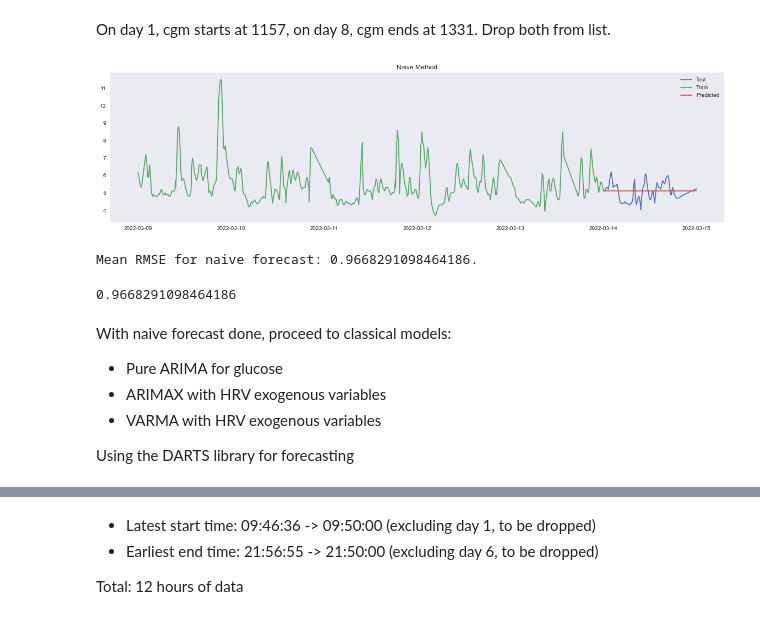
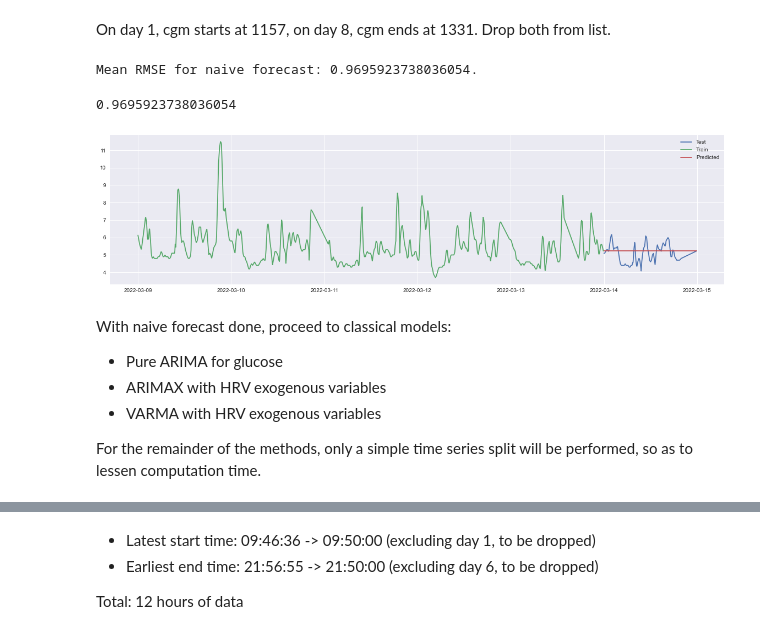
Before and after one commit to itsdarrenlee/BtechFYP, a Jupyter notebook: data/Phase 2 Trial (Mar 2022)/Analysis.ipynb, the cells around one changed output, grey strips where cells are left out. Drawn from its saved outputs; the diff is of its cells as text; code cells hidden in the pictures.

```diff
--- a/data/Phase 2 Trial (Mar 2022)/Analysis.ipynb
+++ b/data/Phase 2 Trial (Mar 2022)/Analysis.ipynb
@@ -99,7 +102,7 @@ On day 1, cgm starts at 1157, on day 8, cgm ends at 1331. Drop both from list.
 full_day_cgm = pd.concat(daily_cgm_list[1:-1])
 # %%
 # resample and get minute values
-full_day_min_cgm = full_day_cgm.resample('1T').median()
+full_day_min_cgm = full_day_cgm.resample('5T').median()
 # %%
 def timeseries_evaluation_metrics_func(y_true, y_pred):
     def mean_absolute_percentage_error(y_true, y_pred):
@@ -133,48 +137,46 @@ def naive_walk(data):
     # iterate through dataframe
     for train_lst, test_lst in timeSeriesCrossVal.split(data):
 
         # get train and test sets
         y_train = data.iloc[train_lst[0]:train_lst[-1]]
         y_test = data.iloc[test_lst[0]:test_lst[-1]]
 
         # fit
         forecaster = NaiveForecaster(strategy="last")
         forecaster.fit(y_train)
 
         # predict
         y_pred = forecaster.predict(test_lst[:-1])
 
         # compute errors
         err = timeseries_evaluation_metrics_func(y_test['glucose'].values,
                                                  y_pred['glucose'].values)
         errors.append(err['rmse'])
 
         # if last split, get the values for plotting
         count = count+1
         if count == 5:
-            plt.figure(figsize=(20,5))
-            plt.grid()
-            plt.plot(y_test.set_index("datetime"), label="Test")
-            plt.plot(y_train.set_index("datetime"), label="Train")
-            plt.plot(pd.Series(y_pred['glucose'].values, index=y_test['datetime']), label="Predicted")
-            plt.legend(loc='best')
-            plt.title('Naive Method')
-            plt.show()
+            fig, ax = plt.subplots(figsize=(20, 5))
+            ax.plot(y_test.set_index("datetime"), label="Test")
+            ax.plot(y_train.set_index("datetime"), label="Train")
+            ax.plot(pd.Series(y_pred['glucose'].values, index=y_test['datetime']), label="Predicted")
+            ax.legend(loc='best')
+            fig.show()
 
     mean_rmse = np.mean(errors)
 
     print(f"Mean RMSE for naive forecast: {mean_rmse}.")
     return mean_rmse
 
 naive_walk(full_day_min_cgm['glucose'])
 # %% [output]
-[figure, old version]
-Mean RMSE for naive forecast: 0.9668291098464186.
+Mean RMSE for naive forecast: 0.9695923738036054.
-0.9668291098464186
+0.9695923738036054
+[figure, new version]
 # %% [markdown]
 With naive forecast done, proceed to classical models:
 - Pure ARIMA for glucose
 - ARIMAX with HRV exogenous variables
 - VARMA with HRV exogenous variables
 
-Using the DARTS library for forecasting
+For the remainder of the methods, only a simple time series split will be performed, so as to lessen computation time.
```
Also changed, not shown: parts of 70 cells of this notebook.
